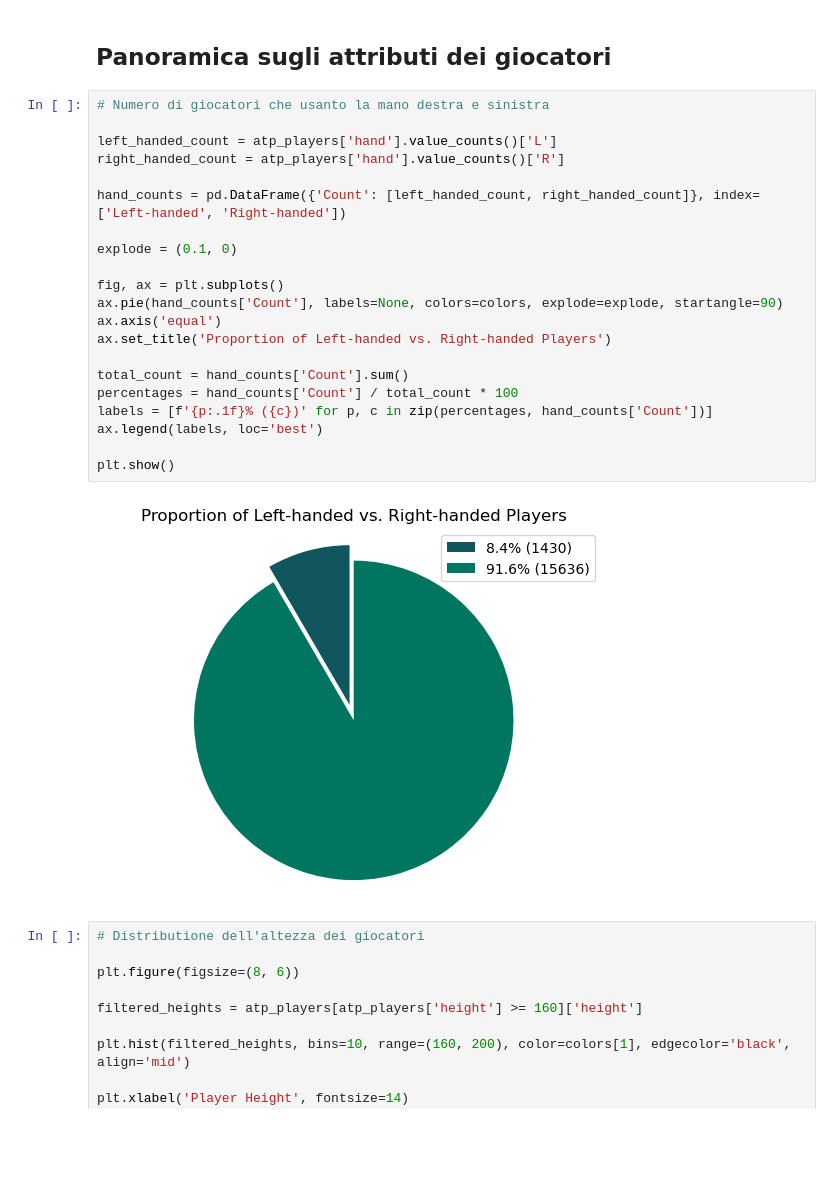
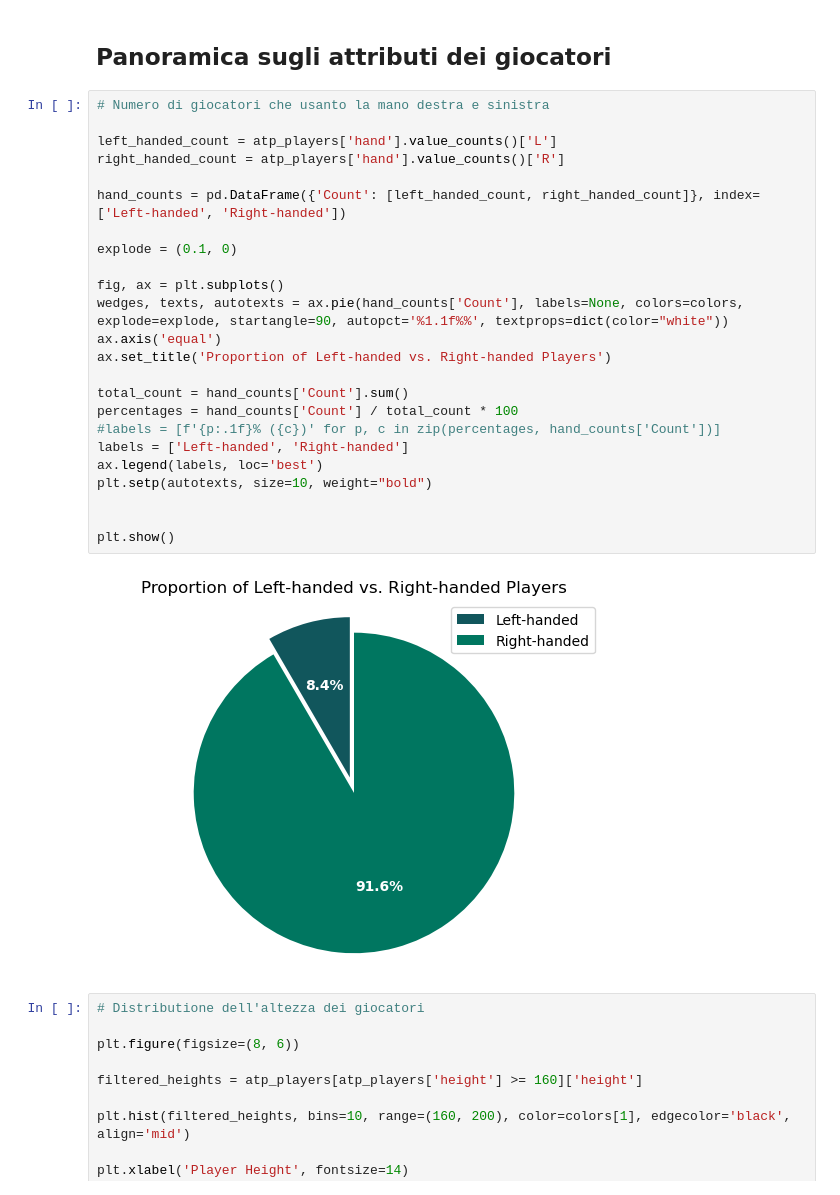
Before and after one commit to yasemitee/SciVIs, a Jupyter notebook: player.ipynb, the cells around one changed output. Drawn from its saved outputs; the diff is of its cells as text; blank space fills up the shorter version.

```diff
--- a/player.ipynb
+++ b/player.ipynb
@@ -20,26 +20,29 @@ colors = ['#11565c', '#007660', '#459146', '#9aa414', '#ffa600' ]
 # %%
 # Numero di giocatori che usanto la mano destra e sinistra
 
 left_handed_count = atp_players['hand'].value_counts()['L']
 right_handed_count = atp_players['hand'].value_counts()['R']
 
 hand_counts = pd.DataFrame({'Count': [left_handed_count, right_handed_count]}, index=['Left-handed', 'Right-handed'])
 
 explode = (0.1, 0)
 
 fig, ax = plt.subplots()
-ax.pie(hand_counts['Count'], labels=None, colors=colors, explode=explode, startangle=90)
+wedges, texts, autotexts = ax.pie(hand_counts['Count'], labels=None, colors=colors, explode=explode, startangle=90, autopct='%1.1f%%', textprops=dict(color="white"))
 ax.axis('equal')
 ax.set_title('Proportion of Left-handed vs. Right-handed Players')
 
 total_count = hand_counts['Count'].sum()
 percentages = hand_counts['Count'] / total_count * 100
-labels = [f'{p:.1f}% ({c})' for p, c in zip(percentages, hand_counts['Count'])]
+#labels = [f'{p:.1f}% ({c})' for p, c in zip(percentages, hand_counts['Count'])]
+labels = ['Left-handed', 'Right-handed']
 ax.legend(labels, loc='best')
+plt.setp(autotexts, size=10, weight="bold")
+
 
 plt.show()
 # %% [output]
-[figure, old version]
+[figure, new version]
 # %%
 # Distributione dell'altezza dei giocatori
 
```
Also changed, not shown: parts of 2 cells of this notebook, 4 other files.
